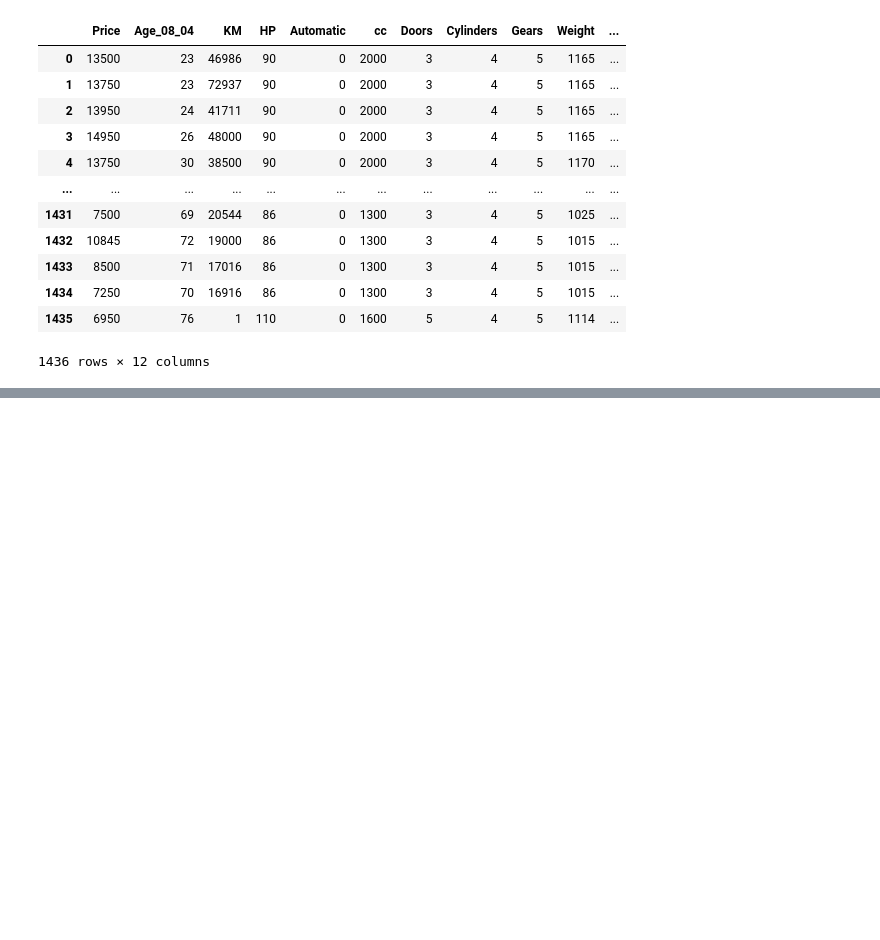
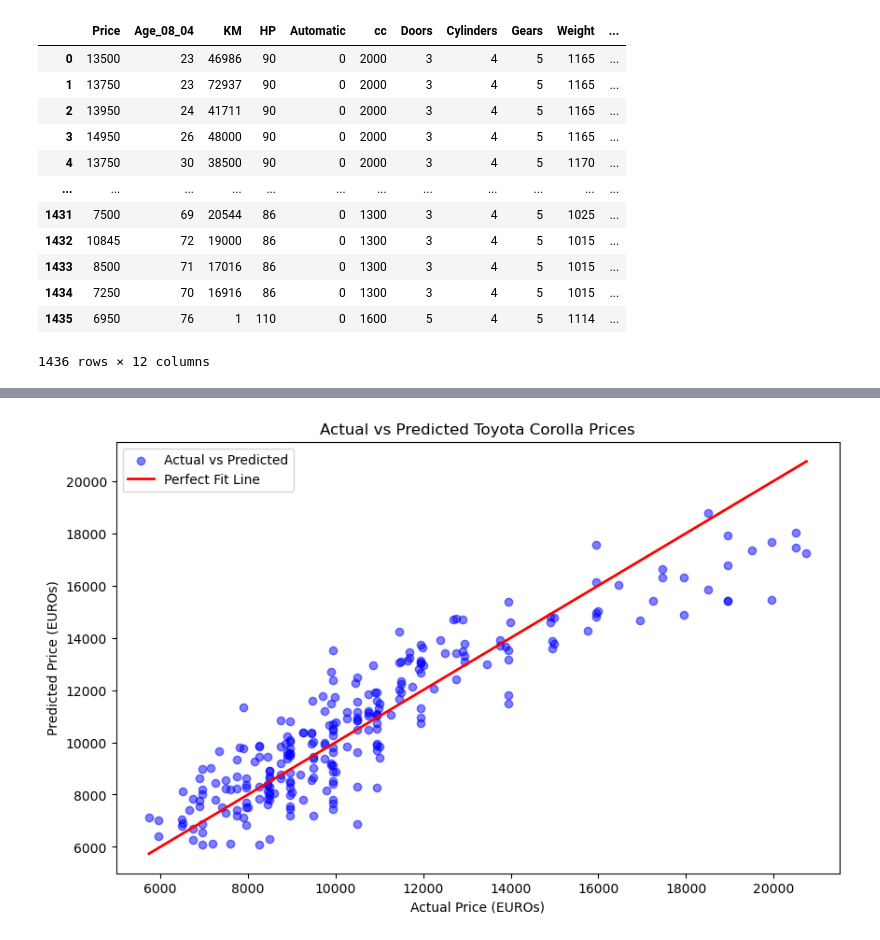
Before and after one commit to anugrahaanilkumar/Datasceince, a Jupyter notebook: MultiLinearRegressionAssignmentsolution.ipynb, the cells around one changed output, grey strips where cells are left out. Saved outputs shown, nothing was run; the diff lists cells and outputs as text; code cells hidden in the pictures; blank space fills up the shorter version.

```diff
--- a/MultiLinearRegressionAssignmentsolution.ipynb
+++ b/MultiLinearRegressionAssignmentsolution.ipynb
@@ -200,0 +212,11 @@ df.describe()
+# %%
+for col in df.columns:
+    Q1=df[col].quantile(0.25)
+    Q3=df[col].quantile(0.75)
+    IQR=Q3-Q1
+    lower_range=Q1-(1.5*IQR)
+    upper_range=Q3+(1.5*IQR)
+    df_cleaned = df[(df[col]>=lower_range) & (df[col]<=upper_range)]
+
+print(df.shape)
+print(df_cleaned.shape)
@@ -220,0 +372,11 @@ print(X_train.head())
+# %%
+X2=X_scaled_df.drop(['Fuel_Type_Diesel','Cylinders','Fuel_Type_Petrol','Weight','Doors'],axis=1)
+Y=df_cleaned[["Price"]]
+print(X2.shape)
+print(Y.shape)
+
+X2_train, X2_test, Y_train, Y_test=train_test_split(X2, Y, test_size=0.2, random_state=42)
+mlr1=LinearRegression()
+mlr1.fit(X2_train, Y_train)
+print(mlr1.intercept_)
+print(mlr1.coef_)
@@ -220,0 +389,3 @@ print(X_train.head())
+# %%
+Y_pred1=mlr1.predict(X2_test)
+print(Y_pred1)
@@ -220,0 +410,15 @@ print(X_train.head())
+# %%
+plt.figure(figsize=(10, 6))
+plt.scatter(Y_test, Y_pred1, color='blue', alpha=0.5, label='Actual vs Predicted')
+
+# 2. Add the "Perfect Prediction" line
+plt.plot([Y_test.min(), Y_test.max()], [Y_test.min(), Y_test.max()], color='red', lw=2, label='Perfect Fit Line')
+
+# 3. Add labels
+plt.xlabel('Actual Price (EUROs)')
+plt.ylabel('Predicted Price (EUROs)')
+plt.title('Actual vs Predicted Toyota Corolla Prices')
+plt.legend()
+plt.show()
+# %% [output]
+[figure, added]
```
Also changed, not shown: parts of 32 cells of this notebook.
